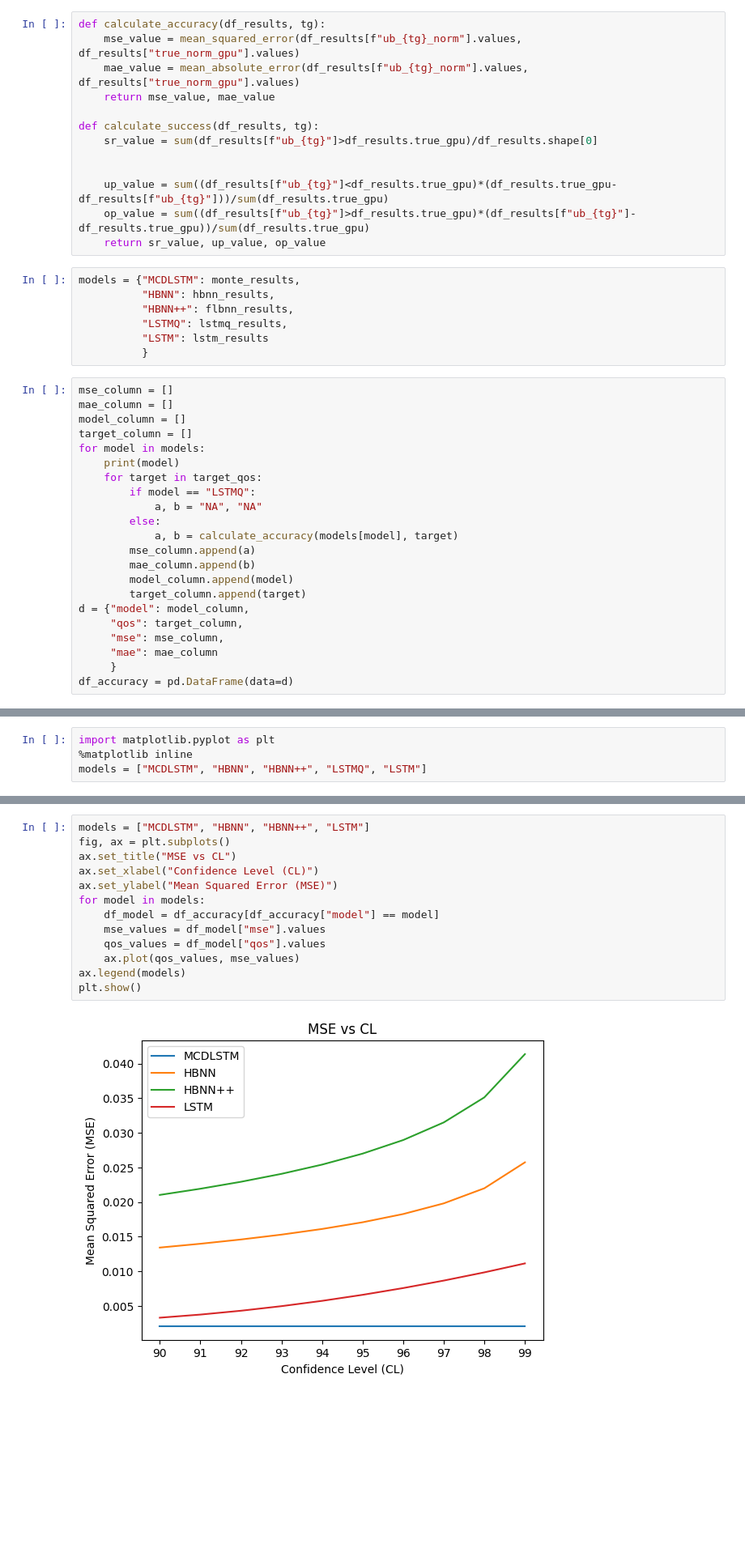
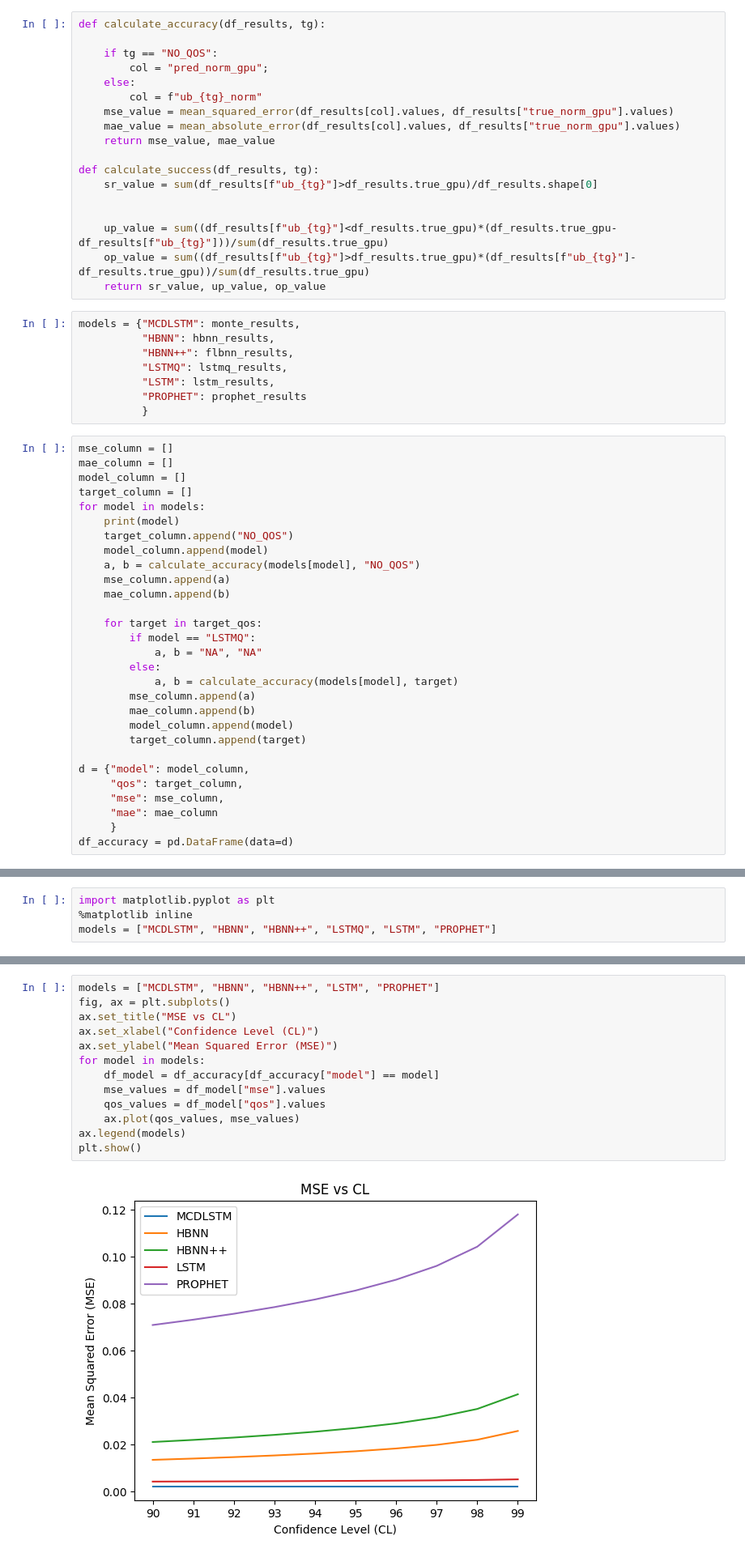
Before and after one commit to andreareds/GreenUncertaintyForecaster, a Jupyter notebook: res/analysis.ipynb, the cells around one changed output, grey strips where cells are left out. Shown at 81% size. Drawn from its saved outputs; the diff is of its cells as text; blank space fills up the shorter version.

```diff
--- a/res/analysis.ipynb
+++ b/res/analysis.ipynb
@@ -182,8 +233,13 @@ lstm_results.head(2)
 <h2>Accuracy</h2>
 # %%
 def calculate_accuracy(df_results, tg):
-    mse_value = mean_squared_error(df_results[f"ub_{tg}_norm"].values, df_results["true_norm_gpu"].values)
-    mae_value = mean_absolute_error(df_results[f"ub_{tg}_norm"].values, df_results["true_norm_gpu"].values)
+
+    if tg == "NO_QOS":
+        col = "pred_norm_gpu";
+    else:
+        col = f"ub_{tg}_norm"
+    mse_value = mean_squared_error(df_results[col].values, df_results["true_norm_gpu"].values)
+    mae_value = mean_absolute_error(df_results[col].values, df_results["true_norm_gpu"].values)
     return mse_value, mae_value
 
 def calculate_success(df_results, tg):
@@ -198,7 +254,8 @@ models = {"MCDLSTM": monte_results,
           "HBNN": hbnn_results,
           "HBNN++": flbnn_results,
           "LSTMQ": lstmq_results,
-          "LSTM": lstm_results
+          "LSTM": lstm_results,
+          "PROPHET": prophet_results
           }
 # %%
 mse_column = []
@@ -207,6 +264,12 @@ model_column = []
 target_column = []
 for model in models:
     print(model)
+    target_column.append("NO_QOS")
+    model_column.append(model)
+    a, b = calculate_accuracy(models[model], "NO_QOS")
+    mse_column.append(a)
+    mae_column.append(b)
+
     for target in target_qos:
         if model == "LSTMQ":
             a, b = "NA", "NA"
@@ -216,6 +279,7 @@ for model in models:
         mae_column.append(b)
         model_column.append(model)
         target_column.append(target)
+
 d = {"model": model_column,
      "qos": target_column,
      "mse": mse_column,
@@ -264,7 +333,7 @@ LSTM
 # %%
 import matplotlib.pyplot as plt
 %matplotlib inline
-models = ["MCDLSTM", "HBNN", "HBNN++", "LSTMQ", "LSTM"]
+models = ["MCDLSTM", "HBNN", "HBNN++", "LSTMQ", "LSTM", "PROPHET"]
 # %%
 fig, ax = plt.subplots()
 ax.set_title("SR vs CL")
@@ -286,17 +355,17 @@ plt.show()
 # %%
-models = ["MCDLSTM", "HBNN", "HBNN++", "LSTM"]
+models = ["MCDLSTM", "HBNN", "HBNN++", "LSTM", "PROPHET"]
 fig, ax = plt.subplots()
 ax.set_title("MSE vs CL")
 ax.set_xlabel("Confidence Level (CL)")
 ax.set_ylabel("Mean Squared Error (MSE)")
 for model in models:
     df_model = df_accuracy[df_accuracy["model"] == model]
     mse_values = df_model["mse"].values
     qos_values = df_model["qos"].values
     ax.plot(qos_values, mse_values)
 ax.legend(models)
 plt.show()
 # %% [output]
-[figure, old version]
+[figure, new version]
 # %%
 plt.show()
```
Also changed, not shown: parts of 32 cells of this notebook, 3 other files.
